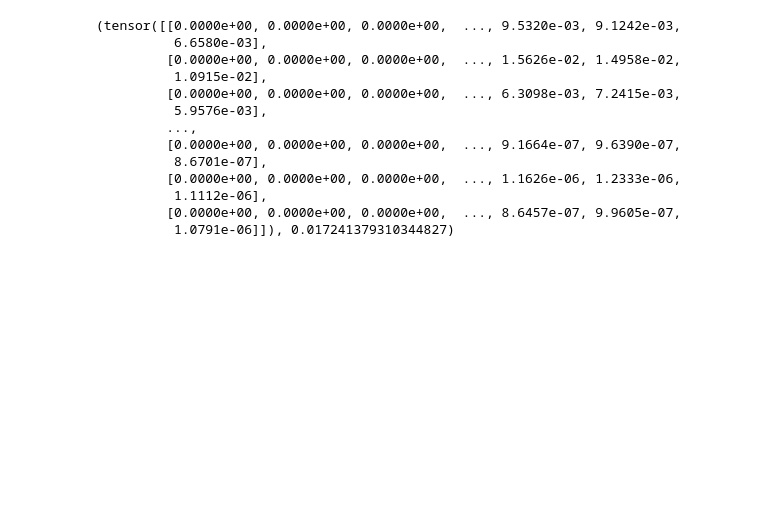
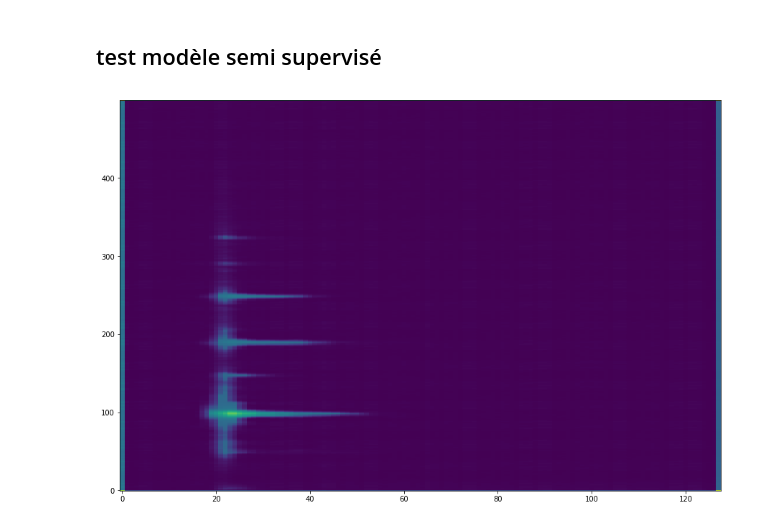
Before and after one commit to nebularnoise/serge, a Jupyter notebook: exploitation_le_retour.ipynb, the cells around one changed output. Saved outputs shown, nothing was run; the diff lists cells and outputs as text; code cells hidden in the pictures; blank space fills up the shorter version.

```diff
--- a/exploitation_le_retour.ipynb
+++ b/exploitation_le_retour.ipynb
@@ -19,4 +19,4 @@ import numpy as np
 
 model = torch.load("pretrained/model_20000_epoch.pt")
 model.eval()
-motu  = DataLoader(AudioDataset("notebooks/motu/motu_dataset/*.wav", process=True, slice_size=128), batch_size=100, shuffle=True, drop_last=True)
+motu  = DataLoader(AudioDataset("notebooks/motu/motu_dataset/*.wav", process=False, slice_size=128), batch_size=20, shuffle=True, drop_last=True)
@@ -129,17 +101,14 @@ plt.axis([100,1000,None,None])
-# %%
-GC = AudioDataset("notebooks/motu/motu_dataset/*.wav", process=False, slice_size=128)
-GC[4]
-# %% [output]
-(tensor([[0.0000e+00, 0.0000e+00, 0.0000e+00,  ..., 9.5320e-03, 9.1242e-03,
-          6.6580e-03],
-         [0.0000e+00, 0.0000e+00, 0.0000e+00,  ..., 1.5626e-02, 1.4958e-02,
-          1.0915e-02],
-         [0.0000e+00, 0.0000e+00, 0.0000e+00,  ..., 6.3098e-03, 7.2415e-03,
-          5.9576e-03],
-         ...,
-         [0.0000e+00, 0.0000e+00, 0.0000e+00,  ..., 9.1664e-07, 9.6390e-07,
-          8.6701e-07],
-         [0.0000e+00, 0.0000e+00, 0.0000e+00,  ..., 1.1626e-06, 1.2333e-06,
-          1.1112e-06],
-         [0.0000e+00, 0.0000e+00, 0.0000e+00,  ..., 8.6457e-07, 9.9605e-07,
-          1.0791e-06]]), 0.017241379310344827)
+# %% [markdown]
+## test modèle semi supervisé
+# %%
+model = torch.load("pretrained/motu_supervise_900.pt")
+
+spec, freq = next(iter(motu))
+spec = spec.to(device)
+freq = freq.to(device).unsqueeze(1)
+# %%
+out = model(spec,freq).detach().cpu().numpy()
+
+show_spec(out[1,:,:])
+# %% [output]
+[figure, added]
```
Also changed, not shown: parts of 16 cells of this notebook, 1 other file.
